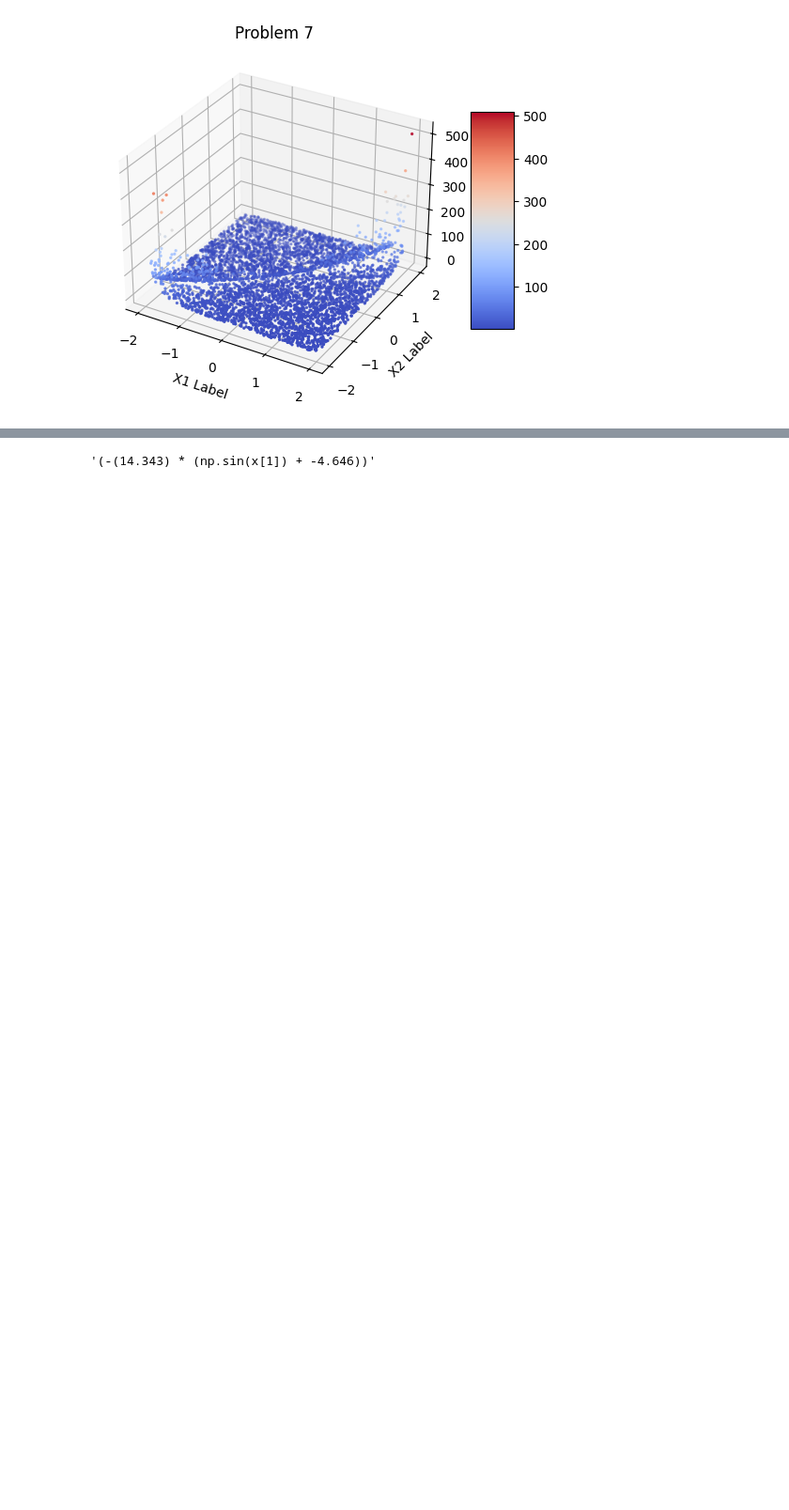
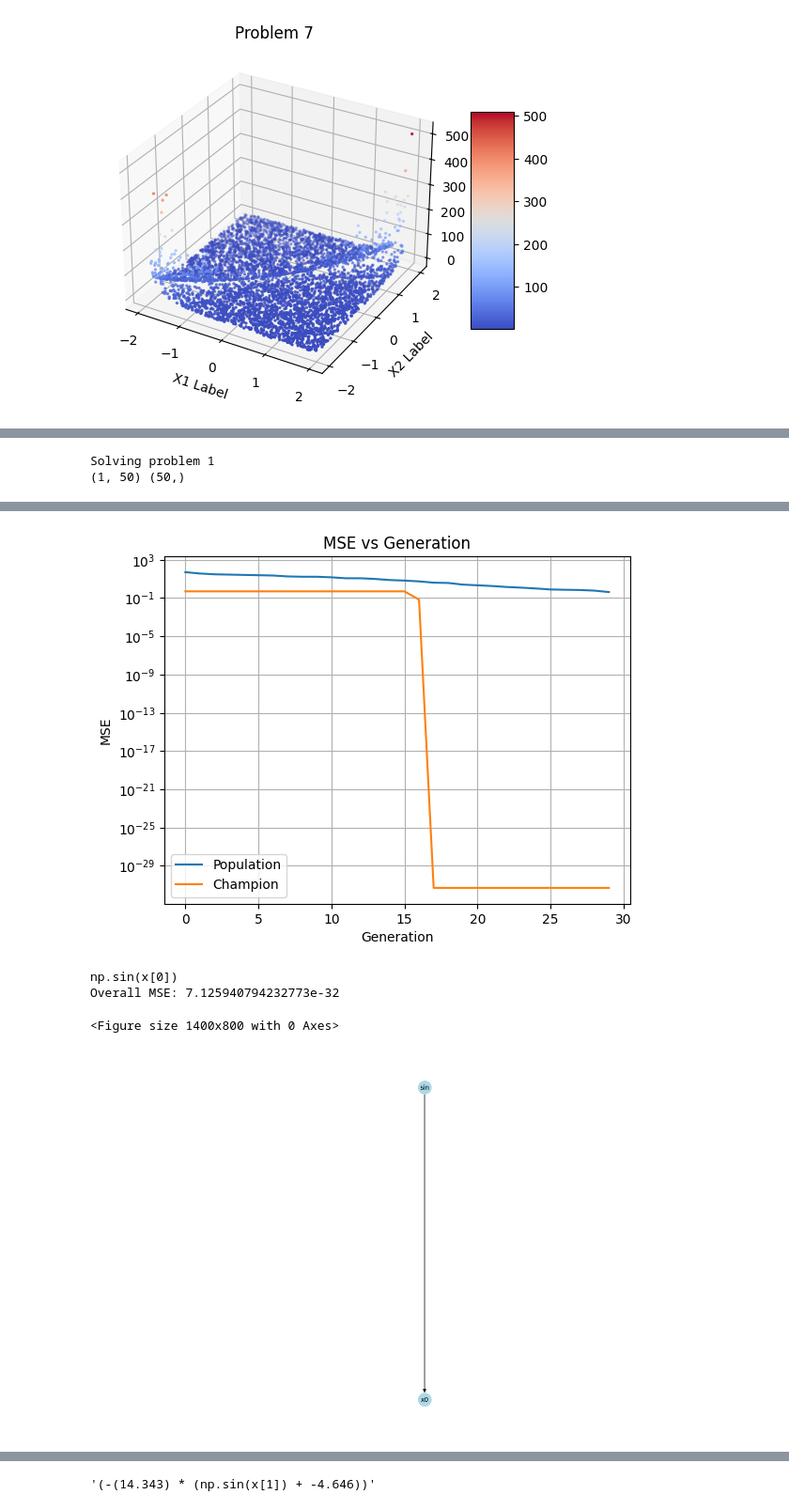
Before and after one commit to MicheleCazzola/project-work, a Jupyter notebook: gp.ipynb, the cells around one changed output, grey strips where cells are left out. Shown at 94% size. Saved outputs shown, nothing was run; the diff lists cells and outputs as text; code cells hidden in the pictures; blank space fills up the shorter version.

```diff
--- a/gp.ipynb
+++ b/gp.ipynb
@@ -830,0 +818,73 @@ Train MSE: 6.030248650115667e-07, Validation MSE: [6.03024839e-07]
+# %%
+if MODE == Modality.TRAIN:
+    x_train, y_train = x['x'], x['y']
+    x_val, y_val = None, None
+elif MODE == Modality.TEST_SINGLE_SPLIT:
+    train_indices, val_indices = train_test_split(range(dataset_size), test_size=TEST_SIZE, random_state=SEED)
+    x_train, y_train = x['x'][:, train_indices], x['y'][train_indices]
+    x_val, y_val = x['x'][:, val_indices], x['y'][val_indices]
+else:
+    x_folds_train, y_folds_train = [], []
+    x_folds_val, y_folds_val = [], []
+    kf = KFold(n_splits=MODE.value[1], shuffle=True, random_state=SEED)
+    for train_index, val_index in kf.split(x['x'].T):
+        x_train, y_train = x['x'][:, train_index], x['y'][train_index]
+        x_val, y_val = x['x'][:, val_index], x['y'][val_index]
+
+        x_folds_train.append(x_train)
+        y_folds_train.append(y_train)
+        x_folds_val.append(x_val)
+        y_folds_val.append(y_val)
+# %%
+init_rnd(SEED)
+
+# Initialize population
+variables = [f"x{i}" for i in range(dataset_dim)]
+constants_bounds = (-CONSTANTS_RANGE, CONSTANTS_RANGE)
+population = [Individual(Tree.create_individual(operators, variables, constants_bounds, max_depth=MAX_DEPTH), 0) for _ in range(POP_SIZE)]
+
+print(f"Solving problem {PROBLEM}")
+
+x_total, y_total = x_train, y_train
+if RED_FACTOR != 1 and MODE == Modality.TRAIN:
+    x_train, y_train = reduce_dataset(x_train, y_train, RED_FACTOR)
+
+print(x_train.shape, y_train.shape)
+if MODE != Modality.TRAIN:
+    print(x_val.shape, y_val.shape)
+
+if MODE == Modality.TRAIN:
+    if RED_FACTOR != 1:
+        champion, (train_losses, champ_losses) = evolutionary_solve(population, x_train, y_train, MODE, tot_dataset=x_total, tot_labels=y_total)
+    else:
+        champion, (train_losses, champ_losses) = evolutionary_solve(population, x_train, y_train, MODE)
+elif MODE == Modality.TEST_SINGLE_SPLIT:
+    champion, (train_losses, val_losses) = evolutionary_solve(population, x_train, y_train, MODE, x_val, y_val)
+else:
+    champions = []
+    train_losses, val_losses = [], []
+    for x_train, y_train, x_val, y_val in zip(x_folds_train, y_folds_train, x_folds_val, y_folds_val):
+        champion, (train_losses_single, val_losses_single) = evolutionary_solve(population, x_train, y_train, MODE, x_val, y_val)
+        champions.append(champion)
+        train_losses.append(train_losses_single)
+        val_losses.append(val_losses_single)
+
+    weights = [1/len(champions)] * len(champions)
+    champion_genome = Tree.merge([ch.genome for ch in champions], weights)
+    champion = Individual(champion_genome, 0)
+
+
+plt.figure(figsize=(14,8))
+champion.genome.draw()
+print(champion.genome.to_math_notation())
+mse_overall = Tree.mse(champion.genome, x_total, y_total)
+
+
+if MODE == Modality.TEST_SINGLE_SPLIT:
+    mse_val = Tree.mse(champion.genome, x_val, y_val)
+    print(f"Train MSE: {champion.mse}, Validation MSE: {mse_val}, Overall MSE: {mse_overall}")
+else:
+    print(f"Overall MSE: {mse_overall}")
+# %% [output]
+Solving problem 1
+(1, 50) (50,)
@@ -830,0 +908,5 @@ Train MSE: 6.030248650115667e-07, Validation MSE: [6.03024839e-07]
+[figure, added]
+np.sin(x[0])
+Overall MSE: 7.125940794232773e-32
+<Figure size 1400x800 with 0 Axes>
+[figure, added]
```
Also changed, not shown: parts of 25 cells of this notebook, 57 other files.
